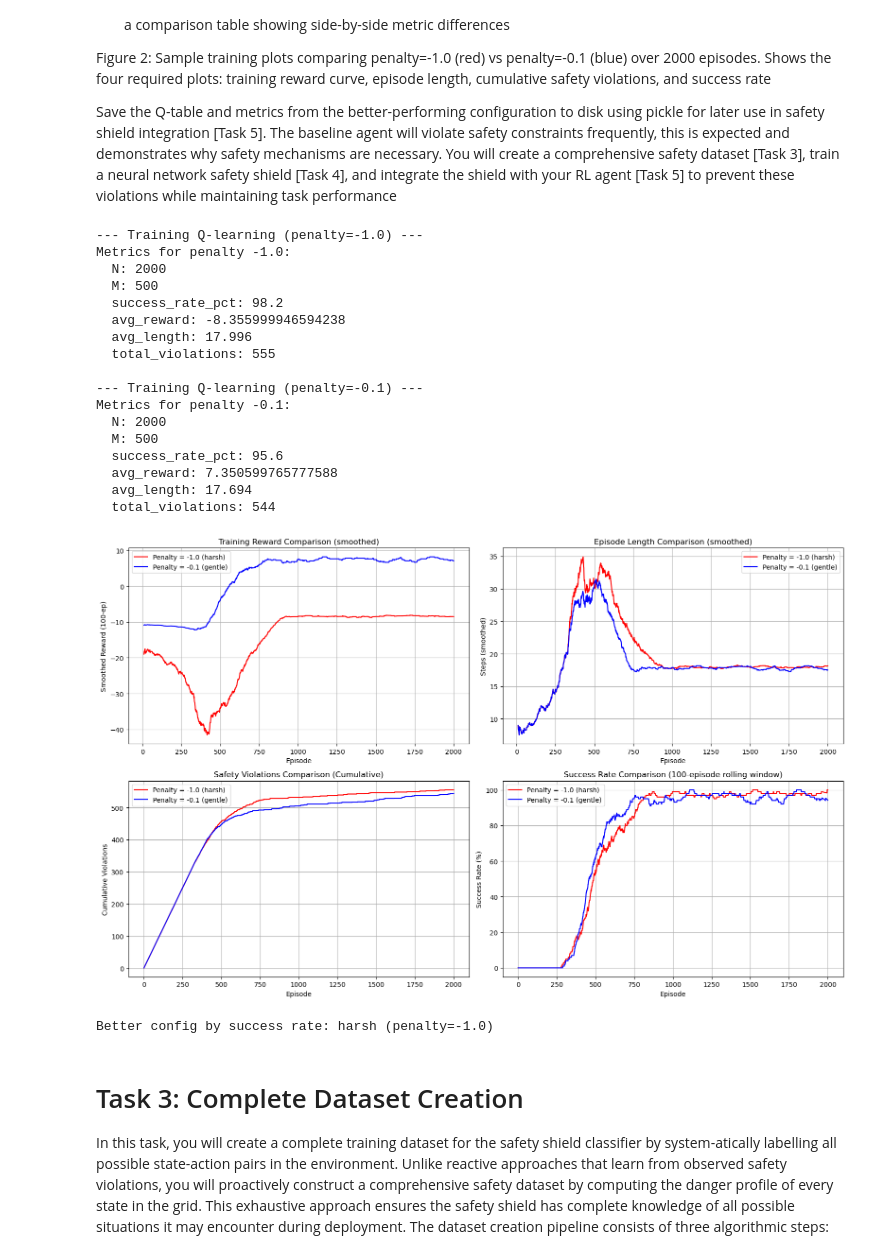
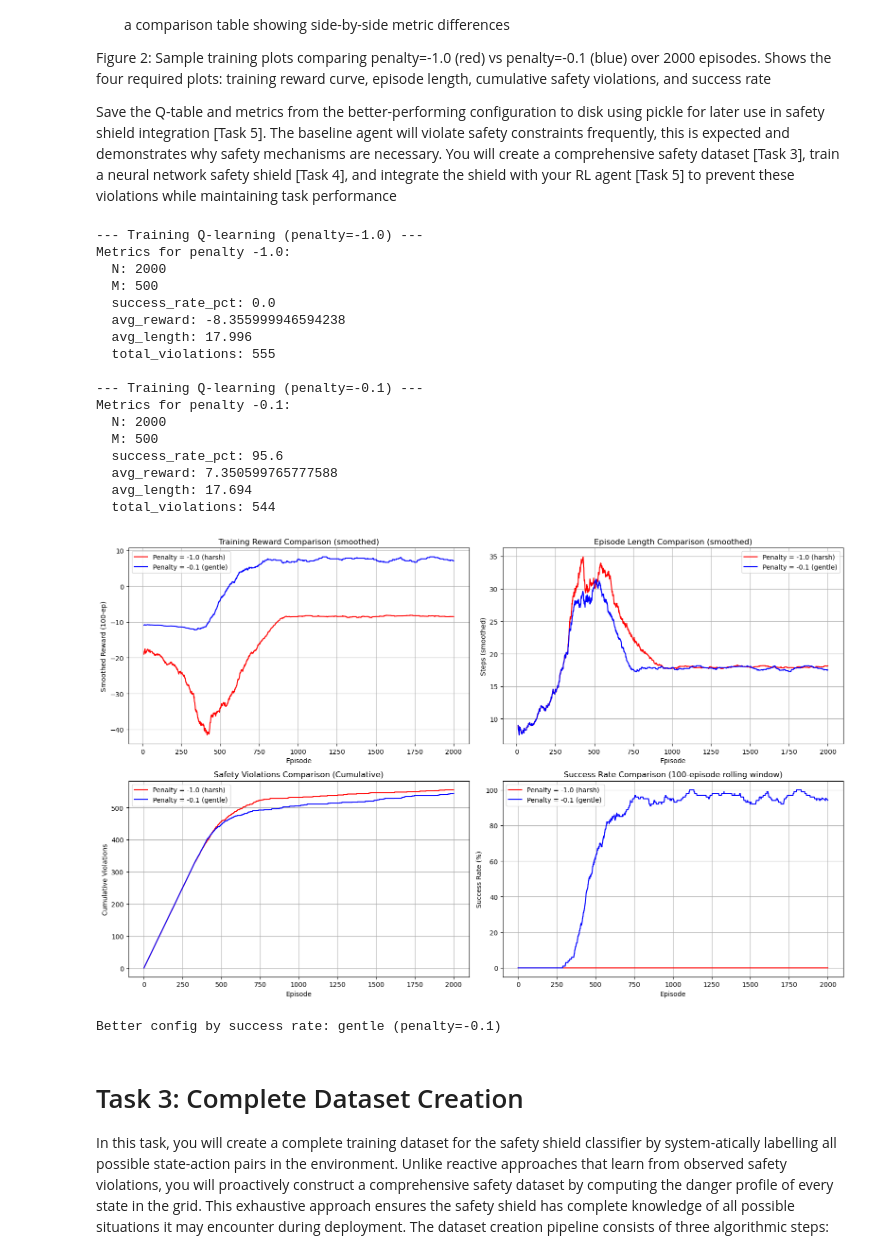
Before and after one commit to kurin0u0/9814, a Jupyter notebook: z5709922_assignment2/z5709922_assignment2.ipynb, the cells around one changed output. Drawn from its saved outputs; the diff is of its cells as text; code cells hidden in the pictures.

```diff
--- a/z5709922_assignment2/z5709922_assignment2.ipynb
+++ b/z5709922_assignment2/z5709922_assignment2.ipynb
@@ -298,20 +298,26 @@ def train_q_learning(env: SafeGridWorld,
             ns, r, done, info = env.step(a)
             ns_idx = state_to_index(ns, env.grid_size)
 
-            # Q-learning update
+            # Q-learning 更新
             Q[s_idx, a] += alpha * (r + gamma * np.max(Q[ns_idx]) - Q[s_idx, a])
 
             total_reward += r
 
-            # hazard or goal ends episode (env.step already sets done)
+            # hazard ends episode immediately (record violation)
             if info.get('event') == 'hazard':
                 episode_violations[ep] = 1
                 break
+
+            # 如果是 goal，仍然结束 episode，但不要在这里直接把 success 置 1
+            # 我们在 episode 结束后用 total_reward > 0 来判断是否成功（更稳健）
             if info.get('event') == 'goal':
-                episode_success[ep] = 1
                 break
 
             s_idx = ns_idx
+
+        # episode 结束后：依据总奖励判断是否成功（用户要求：最终奖励 > 0 视为成功）
+        # 这样可避免 step_penalty 改变 success 判断导致的假阳性/假阴性
+        episode_success[ep] = 1 if total_reward > 0 else 0
 
         episode_rewards[ep] = total_reward
         episode_lengths[ep] = step + 1
@@ -549,36 +555,36 @@ def run_experiments():
             if info.get('event') == 'goal':
                 es = 1
                 break
             el += 1
             s = ns
         eval_metrics["returns"].append(er)
         eval_metrics["violations"].append(ev)
         eval_metrics["interventions"].append(ei)
         eval_metrics["successes"].append(es)
         eval_metrics["lengths"].append(el)
 
 if __name__ == "__main__":
     run_experiments()
 # %% [output]
 --- Training Q-learning (penalty=-1.0) ---
 Metrics for penalty -1.0:
   N: 2000
   M: 500
-  success_rate_pct: 98.2
+  success_rate_pct: 0.0
   avg_reward: -8.355999946594238
   avg_length: 17.996
   total_violations: 555
 
 --- Training Q-learning (penalty=-0.1) ---
 Metrics for penalty -0.1:
   N: 2000
   M: 500
   success_rate_pct: 95.6
   avg_reward: 7.350599765777588
   avg_length: 17.694
   total_violations: 544
-[figure, old version]
+[figure, new version]
-Better config by success rate: harsh (penalty=-1.0)
+Better config by success rate: gentle (penalty=-0.1)
 # %% [markdown]
 # Task 3: Complete Dataset Creation
 In this task, you will create a complete training dataset for the safety shield classifier by system-atically labelling all possible state-action pairs in the environment. Unlike reactive approaches that learn from observed safety violations, you will proactively construct a comprehensive safety dataset by computing the danger profile of every state in the grid. This exhaustive approach ensures the safety shield has complete knowledge of all possible situations it may encounter during deployment.
```
Also changed, not shown: parts of 1 cell of this notebook, 4 other files.
